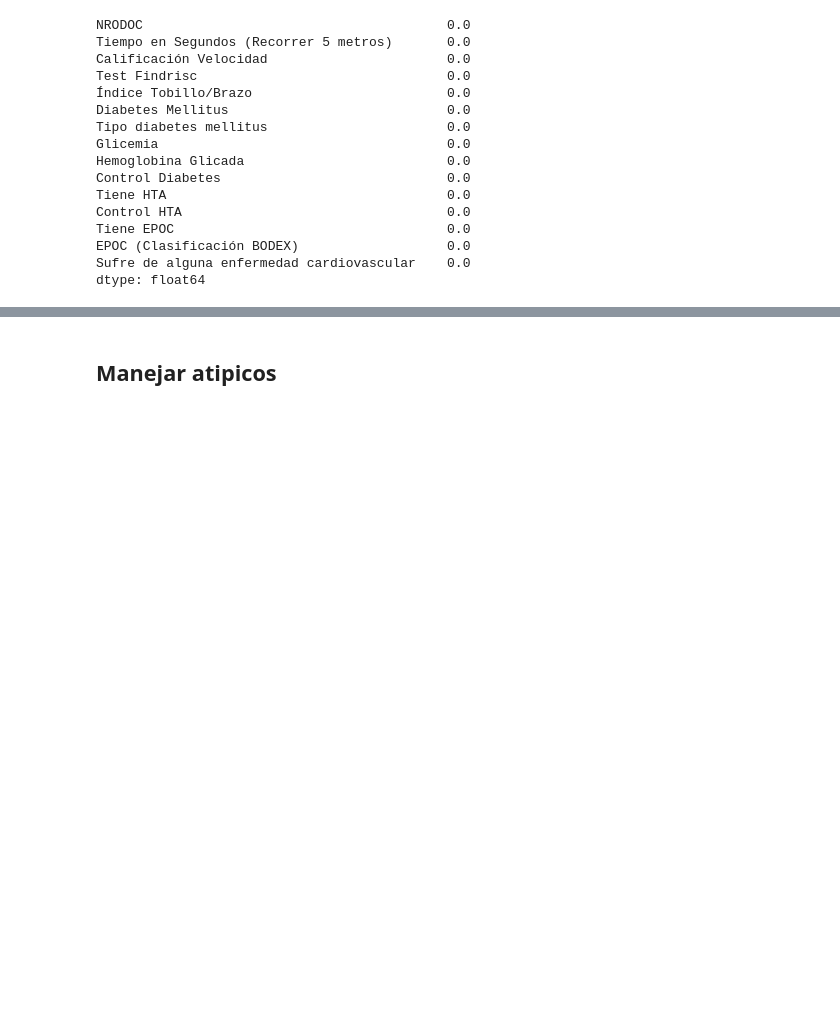
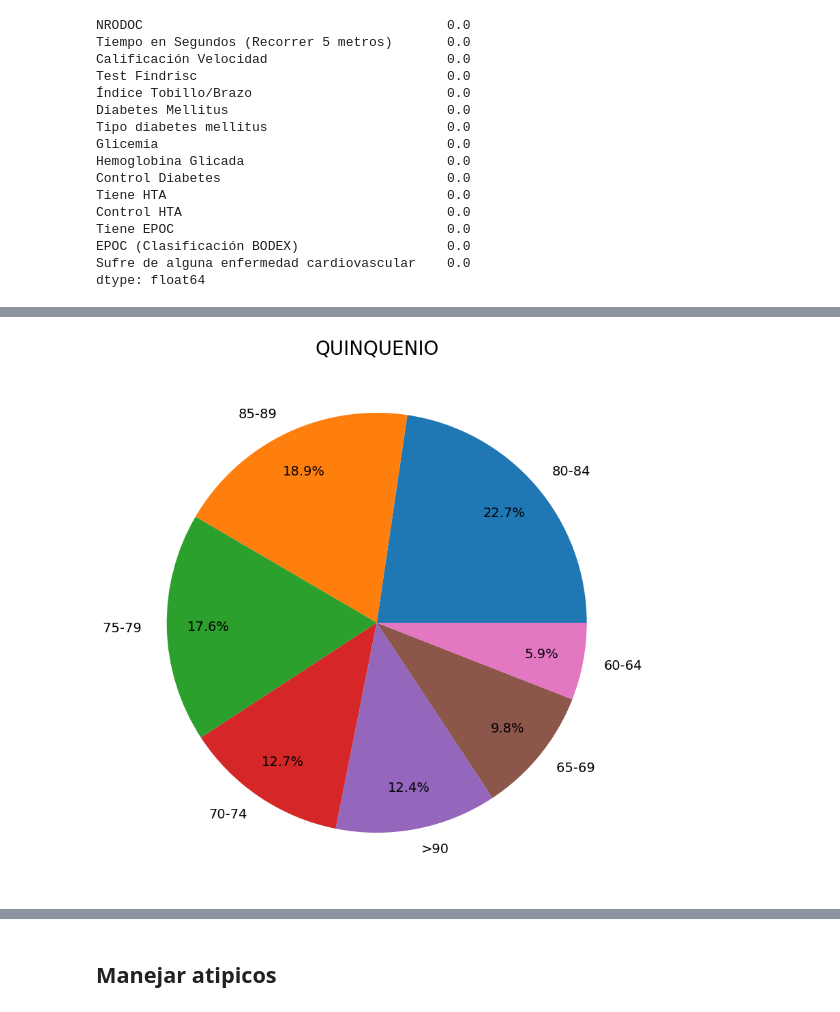
Before and after one commit to andresquinttero/Salud_Grupo4, a Jupyter notebook: analisis.ipynb, the cells around one changed output, grey strips where cells are left out. Saved outputs shown, nothing was run; the diff lists cells and outputs as text; code cells hidden in the pictures; blank space fills up the shorter version.

```diff
--- a/analisis.ipynb
+++ b/analisis.ipynb
@@ -310,0 +325,8 @@ dtype: float64
+# %%
+#hacer un diagrama circular tipo dona con QUINQUENIO de la base de datos df2
+df2["QUINQUENIO"].value_counts().plot(kind="pie",autopct='%1.1f%%',figsize=(10,10),pctdistance=0.8, wedgeprops={'linewidth': 3},textprops={'fontsize': 14})
+plt.title("QUINQUENIO",fontsize=20)
+plt.ylabel("")
+plt.show()
+# %% [output]
+[figure, added]
```
Also changed, not shown: parts of 70 cells of this notebook.
